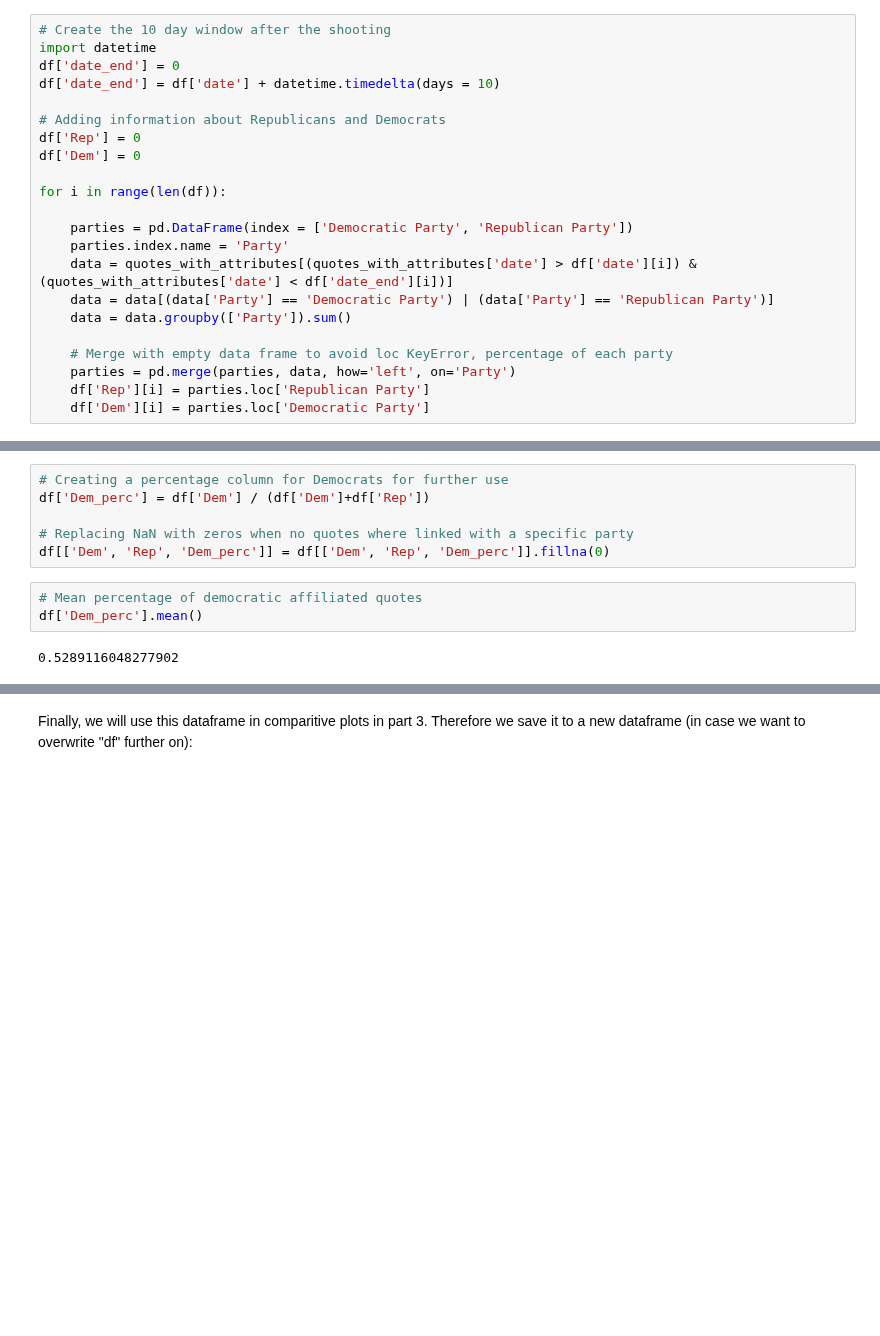
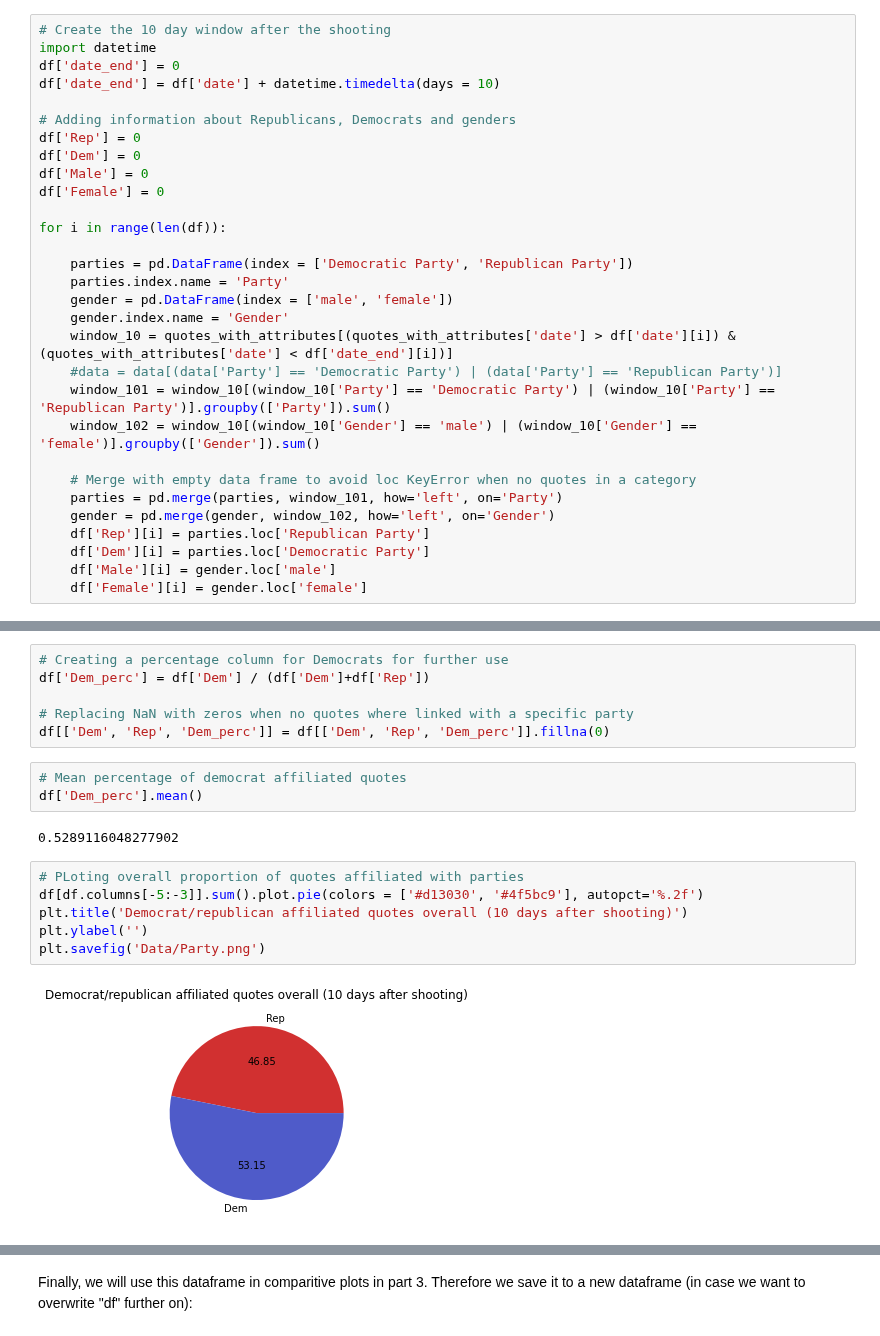
Before and after one commit to epfl-ada/ada-2021-project-clezemath, a Jupyter notebook: milestone3.ipynb, the cells around one changed output, grey strips where cells are left out. Cells and saved outputs as stored; diff of their text form; blank space fills up the shorter version.

```diff
--- a/milestone3.ipynb
+++ b/milestone3.ipynb
@@ -346,22 +376,30 @@ import datetime
 df['date_end'] = 0
 df['date_end'] = df['date'] + datetime.timedelta(days = 10)
 
-# Adding information about Republicans and Democrats
+# Adding information about Republicans, Democrats and genders
 df['Rep'] = 0
 df['Dem'] = 0
+df['Male'] = 0
+df['Female'] = 0
 
 for i in range(len(df)):
 
     parties = pd.DataFrame(index = ['Democratic Party', 'Republican Party'])
     parties.index.name = 'Party'
-    data = quotes_with_attributes[(quotes_with_attributes['date'] > df['date'][i]) & (quotes_with_attributes['date'] < df['date_end'][i])]
-    data = data[(data['Party'] == 'Democratic Party') | (data['Party'] == 'Republican Party')]
-    data = data.groupby(['Party']).sum()
+    gender = pd.DataFrame(index = ['male', 'female'])
+    gender.index.name = 'Gender'
+    window_10 = quotes_with_attributes[(quotes_with_attributes['date'] > df['date'][i]) & (quotes_with_attributes['date'] < df['date_end'][i])]
+    #data = data[(data['Party'] == 'Democratic Party') | (data['Party'] == 'Republican Party')]
+    window_101 = window_10[(window_10['Party'] == 'Democratic Party') | (window_10['Party'] == 'Republican Party')].groupby(['Party']).sum()
+    window_102 = window_10[(window_10['Gender'] == 'male') | (window_10['Gender'] == 'female')].groupby(['Gender']).sum()
 
-    # Merge with empty data frame to avoid loc KeyError, percentage of each party
-    parties = pd.merge(parties, data, how='left', on='Party')
+    # Merge with empty data frame to avoid loc KeyError when no quotes in a category
+    parties = pd.merge(parties, window_101, how='left', on='Party')
+    gender = pd.merge(gender, window_102, how='left', on='Gender')
     df['Rep'][i] = parties.loc['Republican Party']
     df['Dem'][i] = parties.loc['Democratic Party']
+    df['Male'][i] = gender.loc['male']
+    df['Female'][i] = gender.loc['female']
 # %%
 # Transpose the dataframe to be able to construct pie charts
 pie = df[['Rep', 'Dem']].transpose()
@@ -397,7 +437,15 @@ df['Dem_perc'] = df['Dem'] / (df['Dem']+df['Rep'])
 # Replacing NaN with zeros when no quotes where linked with a specific party
 df[['Dem', 'Rep', 'Dem_perc']] = df[['Dem', 'Rep', 'Dem_perc']].fillna(0)
 # %%
-# Mean percentage of democratic affiliated quotes
+# Mean percentage of democrat affiliated quotes
 df['Dem_perc'].mean()
 # %% [output]
 0.5289116048277902
+# %%
+# PLoting overall proportion of quotes affiliated with parties
+df[df.columns[-5:-3]].sum().plot.pie(colors = ['#d13030', '#4f5bc9'], autopct='%.2f')
+plt.title('Democrat/republican affiliated quotes overall (10 days after shooting)')
+plt.ylabel('')
+plt.savefig('Data/Party.png')
+# %% [output]
+[figure, added]
```
Also changed, not shown: parts of 9 cells of this notebook.
